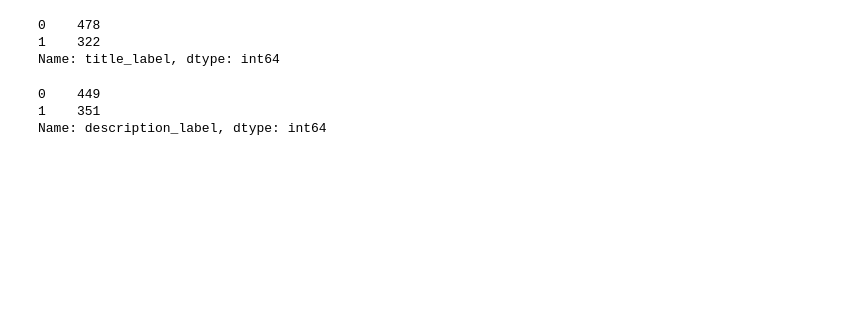
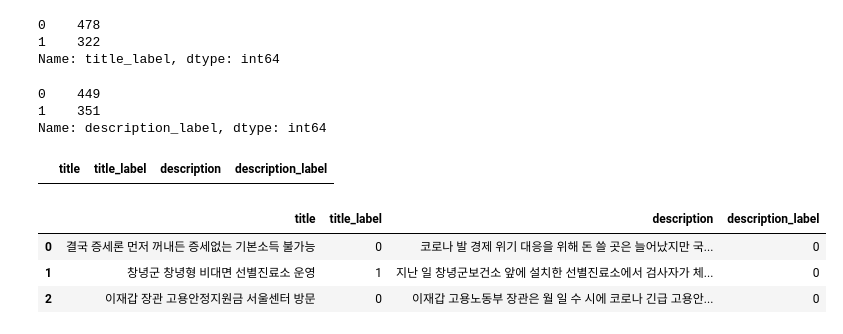
Before and after one commit to SunhoPark2107/Python, a Jupyter notebook: 0628_konlpy_감성분석.ipynb, the cells around one changed output. Drawn from its saved outputs; the diff is of its cells as text; code cells hidden in the pictures; blank space fills up the shorter version.

Commit message:
Colaboratory를 통해 생성됨

```diff
--- a/0628_konlpy_감성분석.ipynb
+++ b/0628_konlpy_감성분석.ipynb
@@ -239,3 +239,34 @@ data_df['description_label'].value_counts()
 0    449
 1    351
 Name: description_label, dtype: int64
+# %%
+columns_name = ['title', 'title_label', 'description', 'description_label']
+# %%
+NEG_data_df = pd.DataFrame(columns=columns_name)
+POS_data_df = pd.DataFrame(columns = columns_name)
+# %%
+POS_data_df
+# %% [output]
+|  | title | title_label | description | description_label |
+# %%
+for i, data in data_df.iterrows():
+  title = data['title']
+  description = data['description']
+  title_label = data["title_label"]
+  description_label = data["description_label"]
+  data = [[title, title_label, description, description_label]]
+  if description_label == 0:
+    NEG_data_df = NEG_data_df.append(pd.DataFrame(data, columns = columns_name), ignore_index = True)
+  else :
+    POS_data_df = POS_data_df.append(pd.DataFrame(data, columns = columns_name), ignore_index = True)
+
+
+NEG_data_df.to_csv('/content/gdrive/My Drive/Colab Notebooks/코로나_naver_news_NEG.csv', encoding = "euc-kr")
+POS_data_df.to_csv('/content/gdrive/My Drive/Colab Notebooks/코로나_naver_news_POS.csv', encoding = "euc-kr")
+# %%
+NEG_data_df[:3]
+# %% [output]
+|  | title | title_label | description | description_label |
+| 0 | 결국 증세론 먼저 꺼내든 증세없는 기본소득 불가능 | 0 | 코로나 발 경제 위기 대응을 위해 돈 쓸 곳은 늘어났지만 국... | 0 |
+| 1 | 창녕군 창녕형 비대면 선별진료소 운영 | 1 | 지난 일 창녕군보건소 앞에 설치한 선별진료소에서 검사자가 체... | 0 |
+| 2 | 이재갑 장관 고용안정지원금 서울센터 방문 | 0 | 이재갑 고용노동부 장관은 월 일 수 시에 코로나 긴급 고용안... | 0 |
```
Also changed, not shown: parts of 10 cells of this notebook.
